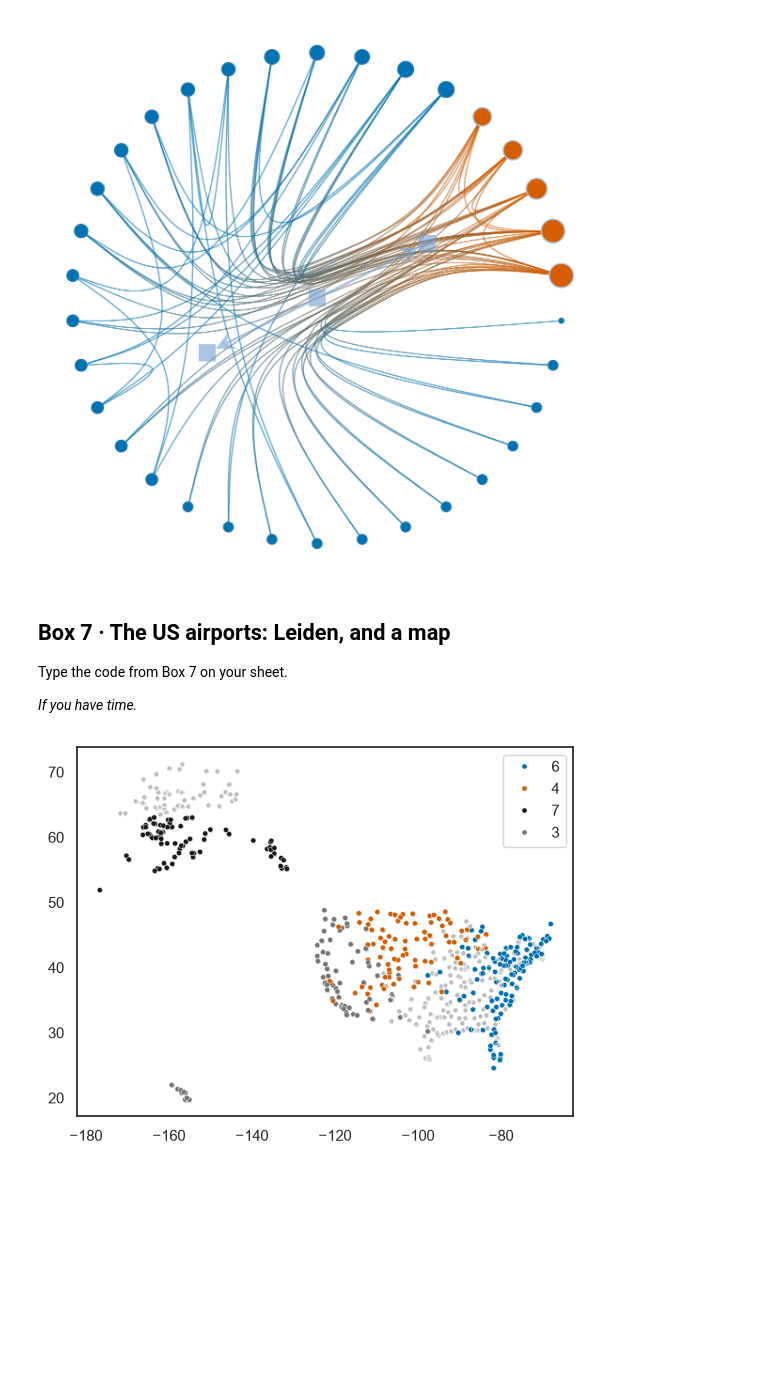
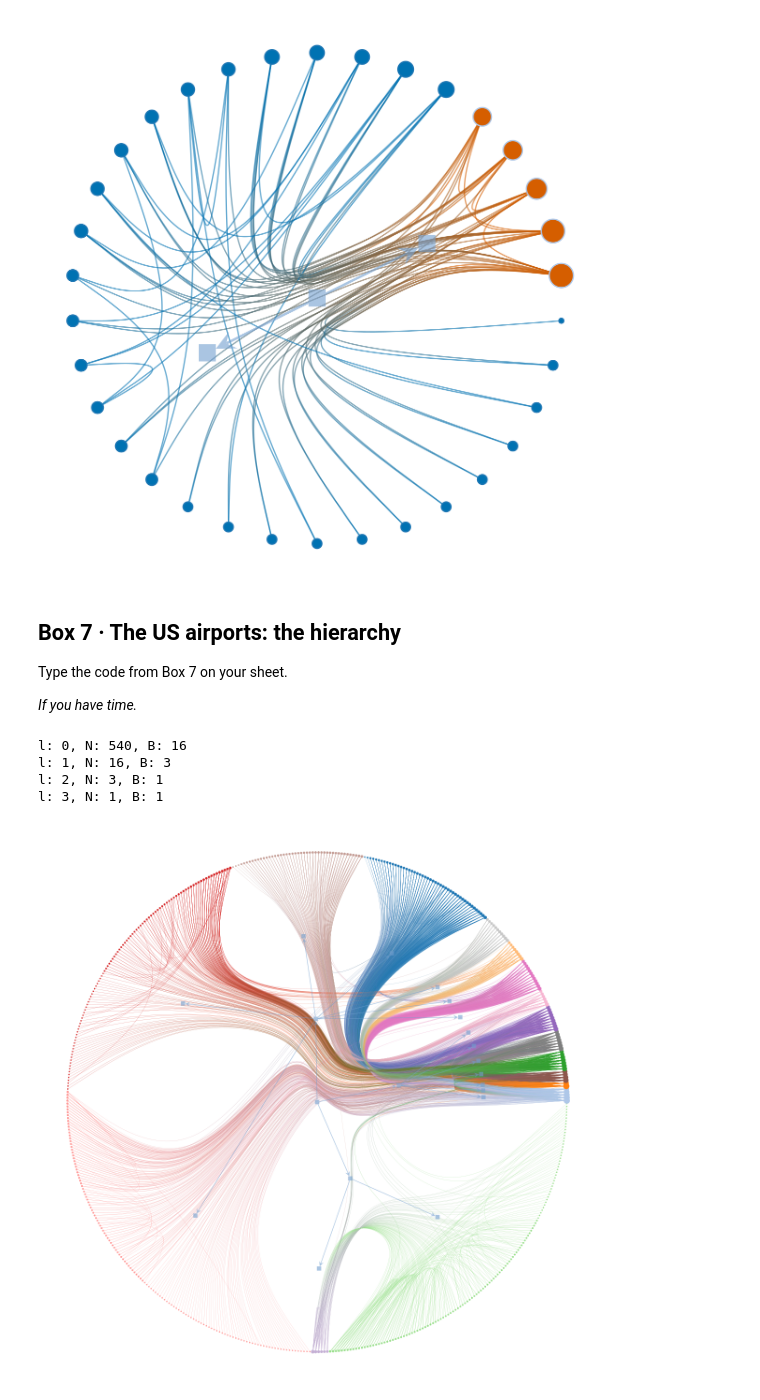
Before and after one commit to skojaku/adv-net-sci, a Jupyter notebook: lecture-note/m05-clustering/code-sheet/colab-lab-solutions.ipynb, the cells around one changed output. Drawn from its saved outputs; the diff is of its cells as text; code cells hidden in the pictures; blank space fills up the shorter version.

```diff
--- a/lecture-note/m05-clustering/code-sheet/colab-lab-solutions.ipynb
+++ b/lecture-note/m05-clustering/code-sheet/colab-lab-solutions.ipynb
@@ -32,8 +32,6 @@ import base64, json, zlib
 
 import igraph
 import seaborn as sns
-
-sns.set_theme(style="white")  # a plain white background for every picture
 
 # Colours for the groups, chosen by the course's figure rules: blue and vermillion (they
 # stay apart for colour-blind readers too), then two steps of ink; the light grey is for
@@ -50,8 +48,6 @@ club = [1 if i in _OFFICER else 0 for i in range(34)]
 # The US airport network: 540 airports, two linked when a flight connects them.
 AIRPORTS = _DATA["airports"]  # [code, city, latitude, longitude]
 g_air = igraph.Graph(n=len(AIRPORTS), edges=_DATA["edges"])
-lon = [a[3] for a in AIRPORTS]  # where each airport is
-lat = [a[2] for a in AIRPORTS]
 
 try:
     import graph_tool
@@ -139,20 +139,22 @@ l: 1, N: 2, B: 1
 l: 2, N: 1, B: 1
 [figure]
 # %% [markdown]
-## Box 7 · The US airports: Leiden, and a map
+## Box 7 · The US airports: the hierarchy
 Type the code from Box 7 on your sheet.
 
 *If you have time.*
 # %%
-import matplotlib.pyplot as plt
-import seaborn as sns
-import pandas as pd
-members = g_air.community_leiden("modularity", n_iterations=-1).membership
-top = pd.Series(members).value_counts().index[:4]
-sns.scatterplot(x=lon, y=lat, color="#bdbdbd", s=14)
-sns.scatterplot(
-    x=lon, y=lat, hue=members, hue_order=top, palette=palette[:4], s=14
+deg_corr = False
+g2 = gt.Graph(directed=False)
+g2.add_edge_list(g_air.get_edgelist())
+nested_air = gt.minimize_nested_blockmodel_dl(
+    g2, state_args=dict(deg_corr=deg_corr)
 )
-plt.show()
+nested_air.print_summary()
+pos_air = nested_air.draw()
 # %% [output]
+l: 0, N: 540, B: 16
+l: 1, N: 16, B: 3
+l: 2, N: 3, B: 1
+l: 3, N: 1, B: 1
-[figure, old version]
+[figure, new version]
```
Also changed, not shown: parts of 8 cells of this notebook, 6 other files.
